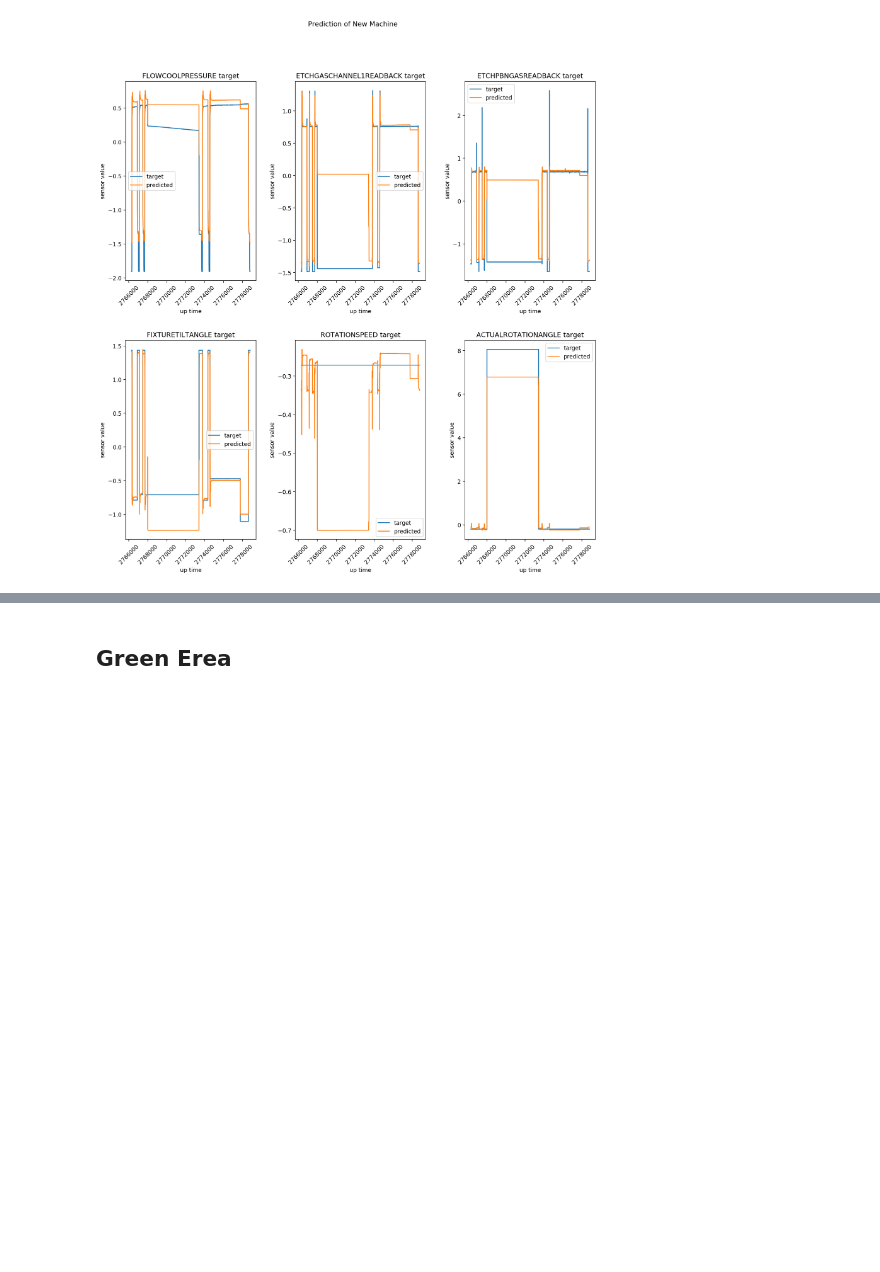
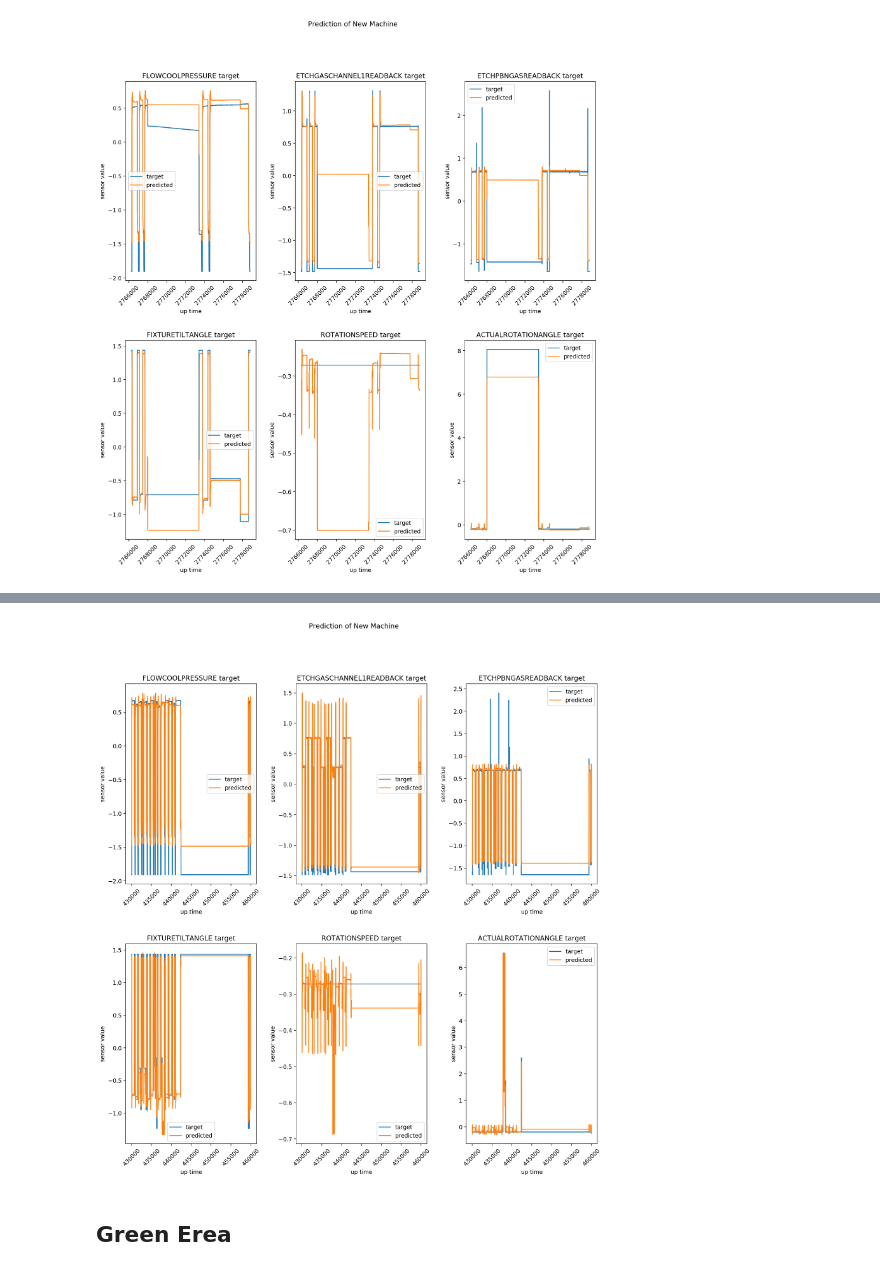
Before and after one commit to carlov93/predictive_maintenance, a Jupyter notebook: src/visualisation/prediction/vis_predic_phm_data_13features_longer_period.ipynb, the cells around one changed output, grey strips where cells are left out. Saved outputs shown, nothing was run; the diff lists cells and outputs as text; code cells hidden in the pictures; blank space fills up the shorter version.

```diff
--- a/src/visualisation/prediction/vis_predic_phm_data_13features_longer_period.ipynb
+++ b/src/visualisation/prediction/vis_predic_phm_data_13features_longer_period.ipynb
@@ -205,3 +232,17 @@ plt.show()
+# %%
+visualize_prediction(first_f=7,
+                     last_f=13,
+                     no_features=13,
+                     name_time_column="up time",
+                     dataframe=subset_2,
+                     title="Prediction of New Machine",
+                     location_line = 0,
+                     type_of_plot = "line",
+                     line=False
+                    )
+plt.show()
+# %% [output]
+[figure, added]
 # %% [markdown]
 ## Green Erea
 # %%
```
Also changed, not shown: parts of 3 cells of this notebook, 11 other files.
